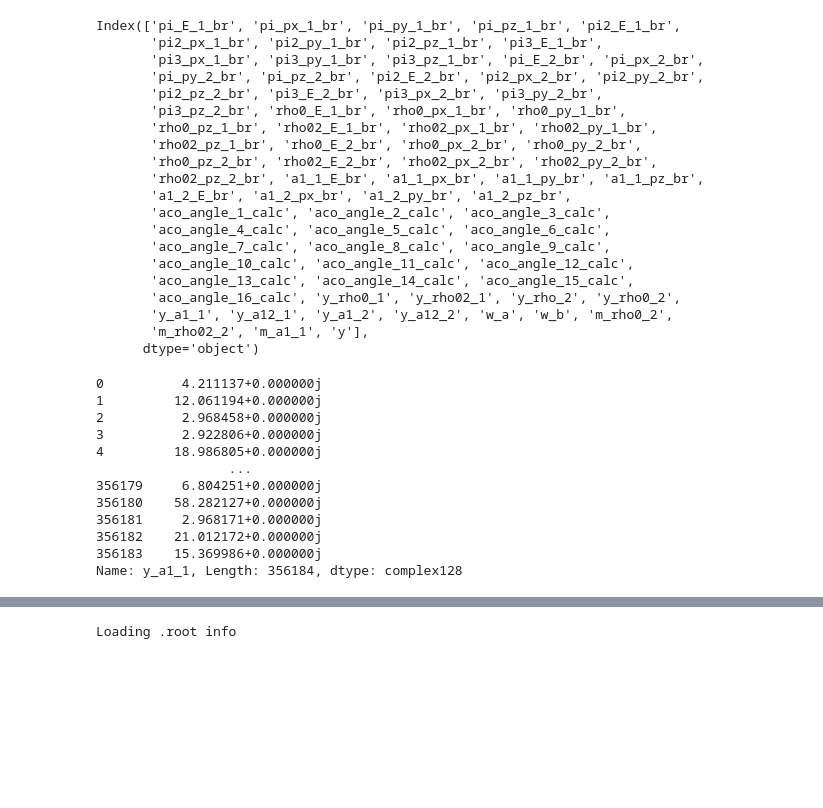
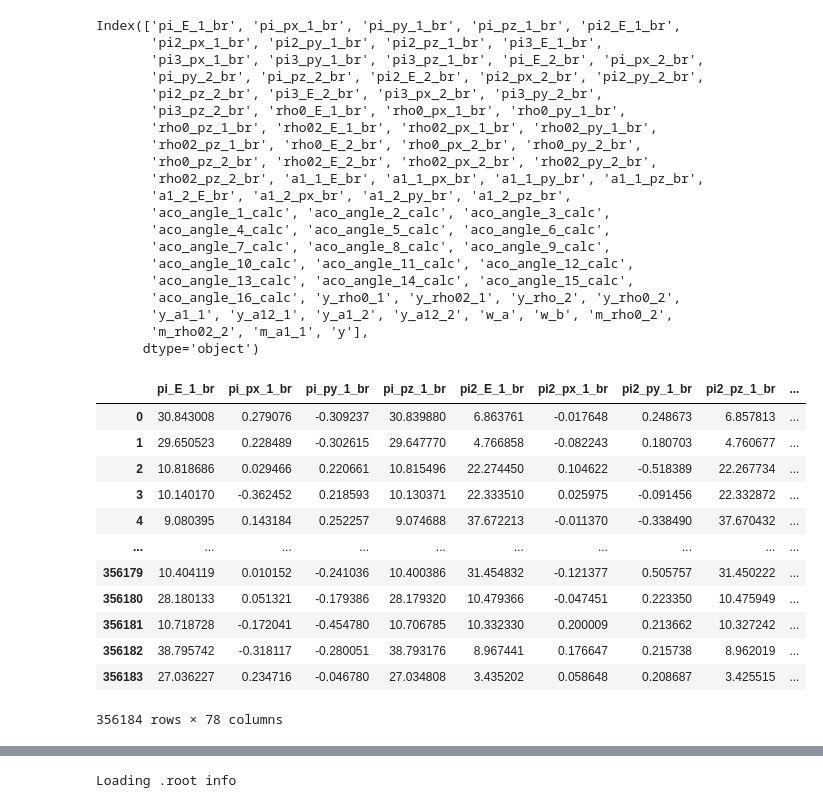
Before and after one commit to stanleyycheung/MSci-Project-HiggsTauTau, a Jupyter notebook: stanley/testing_pipeline.ipynb, the cells around one changed output, grey strips where cells are left out. Saved outputs shown, nothing was run; the diff lists cells and outputs as text; code cells hidden in the pictures; blank space fills up the shorter version.

```diff
--- a/stanley/testing_pipeline.ipynb
+++ b/stanley/testing_pipeline.ipynb
@@ -67,17 +86,18 @@ Index(['pi_E_1_br', 'pi_px_1_br', 'pi_py_1_br', 'pi_pz_1_br', 'pi2_E_1_br',
        'm_rho02_2', 'm_a1_1', 'y'],
       dtype='object')
 # %%
-input_df.y_a1_1
+input_df
 # %% [output]
+|  | pi_E_1_br | pi_px_1_br | pi_py_1_br | pi_pz_1_br | pi2_E_1_br | pi2_px_1_br | pi2_py_1_br | pi2_pz_1_br | ... |
+| 0 | 30.843008 | 0.279076 | -0.309237 | 30.839880 | 6.863761 | -0.017648 | 0.248673 | 6.857813 | ... |
+| 1 | 29.650523 | 0.228489 | -0.302615 | 29.647770 | 4.766858 | -0.082243 | 0.180703 | 4.760677 | ... |
+| 2 | 10.818686 | 0.029466 | 0.220661 | 10.815496 | 22.274450 | 0.104622 | -0.518389 | 22.267734 | ... |
+| 3 | 10.140170 | -0.362452 | 0.218593 | 10.130371 | 22.333510 | 0.025975 | -0.091456 | 22.332872 | ... |
+| 4 | 9.080395 | 0.143184 | 0.252257 | 9.074688 | 37.672213 | -0.011370 | -0.338490 | 37.670432 | ... |
+| ... | ... | ... | ... | ... | ... | ... | ... | ... | ... |
+| 356179 | 10.404119 | 0.010152 | -0.241036 | 10.400386 | 31.454832 | -0.121377 | 0.505757 | 31.450222 | ... |
+| 356180 | 28.180133 | 0.051321 | -0.179386 | 28.179320 | 10.479366 | -0.047451 | 0.223350 | 10.475949 | ... |
+| 356181 | 10.718728 | -0.172041 | -0.454780 | 10.706785 | 10.332330 | 0.200009 | 0.213662 | 10.327242 | ... |
+| 356182 | 38.795742 | -0.318117 | -0.280051 | 38.793176 | 8.967441 | 0.176647 | 0.215738 | 8.962019 | ... |
+| 356183 | 27.036227 | 0.234716 | -0.046780 | 27.034808 | 3.435202 | 0.058648 | 0.208687 | 3.425515 | ... |
-0          4.211137+0.000000j
-1         12.061194+0.000000j
-2          2.968458+0.000000j
-3          2.922806+0.000000j
-4         18.986805+0.000000j
-                 ...
-356179     6.804251+0.000000j
-356180    58.282127+0.000000j
-356181     2.968171+0.000000j
-356182    21.012172+0.000000j
-356183    15.369986+0.000000j
-Name: y_a1_1, Length: 356184, dtype: complex128
+356184 rows × 78 columns
```
Also changed, not shown: parts of 11 cells of this notebook, 1 other file.
